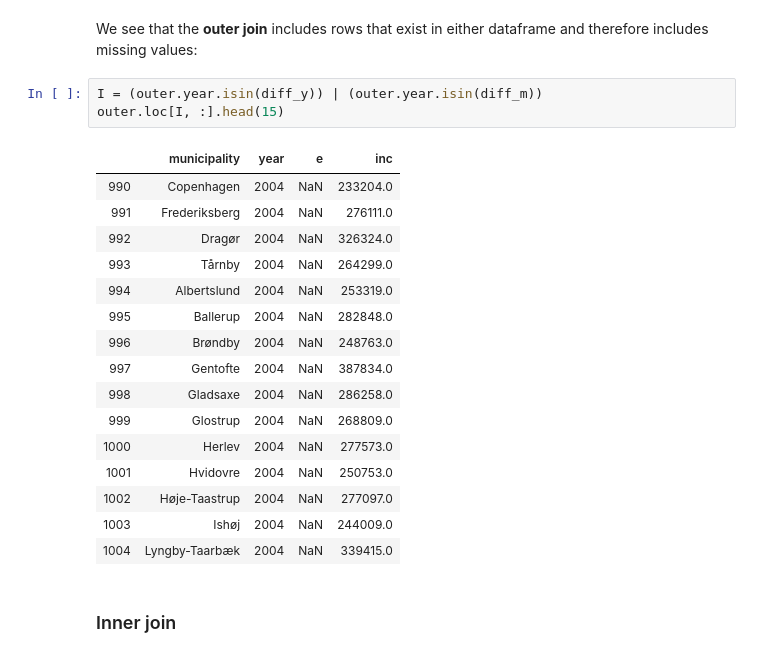
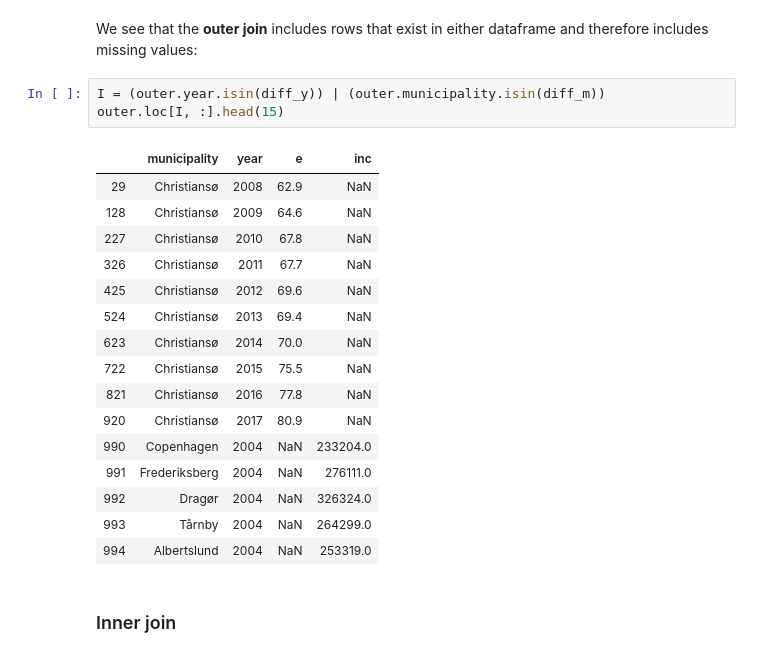
Before and after one commit to NumEconCopenhagen/lectures-2020, a Jupyter notebook: 08/Basic_data_analysis.ipynb, the cells around one changed output. Drawn from its saved outputs; the diff is of its cells as text.

```diff
--- a/08/Basic_data_analysis.ipynb
+++ b/08/Basic_data_analysis.ipynb
@@ -131,25 +131,25 @@ Number of years = 14
 # %% [markdown]
 We see that the **outer join** includes rows that exist in either dataframe and therefore includes missing values:
 # %%
-I = (outer.year.isin(diff_y)) | (outer.year.isin(diff_m))
+I = (outer.year.isin(diff_y)) | (outer.municipality.isin(diff_m))
 outer.loc[I, :].head(15)
 # %% [output]
 |  | municipality | year | e | inc |
+| 29 | Christiansø | 2008 | 62.9 | NaN |
+| 128 | Christiansø | 2009 | 64.6 | NaN |
+| 227 | Christiansø | 2010 | 67.8 | NaN |
+| 326 | Christiansø | 2011 | 67.7 | NaN |
+| 425 | Christiansø | 2012 | 69.6 | NaN |
+| 524 | Christiansø | 2013 | 69.4 | NaN |
+| 623 | Christiansø | 2014 | 70.0 | NaN |
+| 722 | Christiansø | 2015 | 75.5 | NaN |
+| 821 | Christiansø | 2016 | 77.8 | NaN |
+| 920 | Christiansø | 2017 | 80.9 | NaN |
 | 990 | Copenhagen | 2004 | NaN | 233204.0 |
 | 991 | Frederiksberg | 2004 | NaN | 276111.0 |
 | 992 | Dragør | 2004 | NaN | 326324.0 |
 | 993 | Tårnby | 2004 | NaN | 264299.0 |
 | 994 | Albertslund | 2004 | NaN | 253319.0 |
-| 995 | Ballerup | 2004 | NaN | 282848.0 |
-| 996 | Brøndby | 2004 | NaN | 248763.0 |
-| 997 | Gentofte | 2004 | NaN | 387834.0 |
-| 998 | Gladsaxe | 2004 | NaN | 286258.0 |
-| 999 | Glostrup | 2004 | NaN | 268809.0 |
-| 1000 | Herlev | 2004 | NaN | 277573.0 |
-| 1001 | Hvidovre | 2004 | NaN | 250753.0 |
-| 1002 | Høje-Taastrup | 2004 | NaN | 277097.0 |
-| 1003 | Ishøj | 2004 | NaN | 244009.0 |
-| 1004 | Lyngby-Taarbæk | 2004 | NaN | 339415.0 |
 # %% [markdown]
 ### Inner join
 # %%
```
Also changed, not shown: parts of 9 cells of this notebook, 1 other file.
